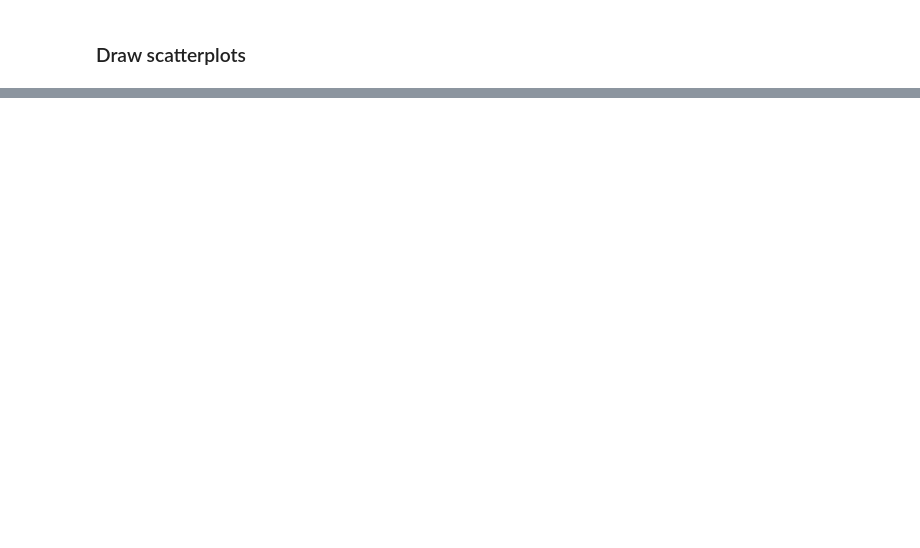
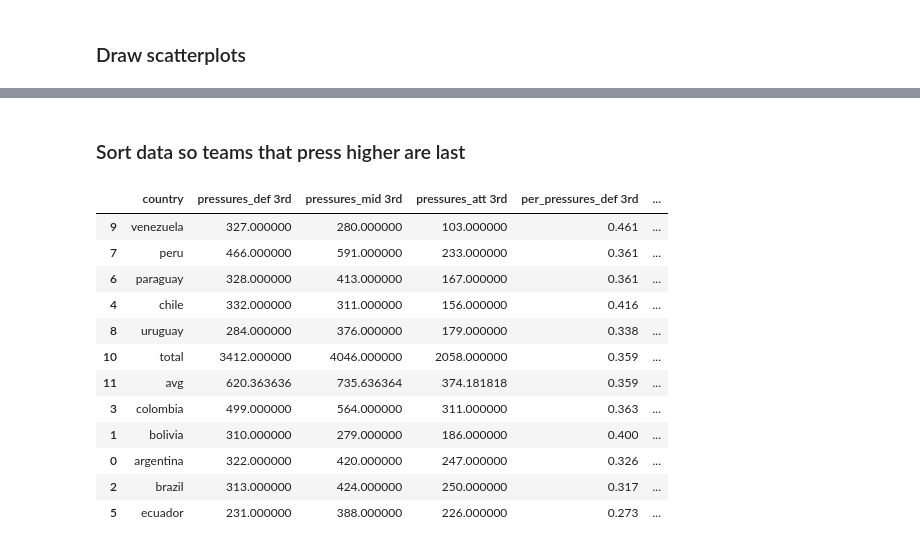
Before and after one commit to joausaga/copa-america-2021-analytics, a Jupyter notebook: team_analysis.ipynb, the cells around one changed output, grey strips where cells are left out. Cells and saved outputs as stored; diff of their text form; code cells hidden in the pictures; blank space fills up the shorter version.

```diff
--- a/team_analysis.ipynb
+++ b/team_analysis.ipynb
@@ -259,0 +294,5 @@ fig, axs = pitch.draw(nrows=5, ncols=2, figsize=(20, 12))
+# %%
+total_row = pd.Series({'country':'total','pressures_def 3rd': pressing_zones_by_team['pressures_def 3rd'].sum(),
+                       'pressures_mid 3rd': pressing_zones_by_team['pressures_mid 3rd'].sum(),
+                       'pressures_att 3rd': pressing_zones_by_team['pressures_att 3rd'].sum()})
+pressing_zones_by_team = pressing_zones_by_team.append(total_row, ignore_index=True)
@@ -259,0 +301,5 @@ fig, axs = pitch.draw(nrows=5, ncols=2, figsize=(20, 12))
+# %%
+avg_row = pd.Series({'country':'avg','pressures_def 3rd': pressing_zones_by_team['pressures_def 3rd'].mean(),
+                     'pressures_mid 3rd': pressing_zones_by_team['pressures_mid 3rd'].mean(),
+                     'pressures_att 3rd': pressing_zones_by_team['pressures_att 3rd'].mean()})
+pressing_zones_by_team = pressing_zones_by_team.append(avg_row, ignore_index=True)
@@ -259,0 +308,4 @@ fig, axs = pitch.draw(nrows=5, ncols=2, figsize=(20, 12))
+# %%
+pressing_zones_by_team['per_pressures_def 3rd'] = round(pressing_zones_by_team['pressures_def 3rd'] / (pressing_zones_by_team['pressures_def 3rd']+pressing_zones_by_team['pressures_mid 3rd']+pressing_zones_by_team['pressures_att 3rd']),3)
+pressing_zones_by_team['per_pressures_mid 3rd'] = round(pressing_zones_by_team['pressures_mid 3rd'] / (pressing_zones_by_team['pressures_def 3rd']+pressing_zones_by_team['pressures_mid 3rd']+pressing_zones_by_team['pressures_att 3rd']),3)
+pressing_zones_by_team['per_pressures_att 3rd'] = round(pressing_zones_by_team['pressures_att 3rd'] / (pressing_zones_by_team['pressures_def 3rd']+pressing_zones_by_team['pressures_mid 3rd']+pressing_zones_by_team['pressures_att 3rd']),3)
@@ -259,0 +330,20 @@ fig, axs = pitch.draw(nrows=5, ncols=2, figsize=(20, 12))
+# %% [markdown]
+### Sort data so teams that press higher are last
+# %%
+pressing_zones_by_team.sort_values(['per_pressures_att 3rd', 'per_pressures_def 3rd'], ascending=[True, False], inplace=True)
+# %%
+pressing_zones_by_team
+# %% [output]
+|  | country | pressures_def 3rd | pressures_mid 3rd | pressures_att 3rd | per_pressures_def 3rd | ... |
+| 9 | venezuela | 327.000000 | 280.000000 | 103.000000 | 0.461 | ... |
+| 7 | peru | 466.000000 | 591.000000 | 233.000000 | 0.361 | ... |
+| 6 | paraguay | 328.000000 | 413.000000 | 167.000000 | 0.361 | ... |
+| 4 | chile | 332.000000 | 311.000000 | 156.000000 | 0.416 | ... |
+| 8 | uruguay | 284.000000 | 376.000000 | 179.000000 | 0.338 | ... |
+| 10 | total | 3412.000000 | 4046.000000 | 2058.000000 | 0.359 | ... |
+| 11 | avg | 620.363636 | 735.636364 | 374.181818 | 0.359 | ... |
+| 3 | colombia | 499.000000 | 564.000000 | 311.000000 | 0.363 | ... |
+| 1 | bolivia | 310.000000 | 279.000000 | 186.000000 | 0.400 | ... |
+| 0 | argentina | 322.000000 | 420.000000 | 247.000000 | 0.326 | ... |
+| 2 | brazil | 313.000000 | 424.000000 | 250.000000 | 0.317 | ... |
+| 5 | ecuador | 231.000000 | 388.000000 | 226.000000 | 0.273 | ... |
```
Also changed, not shown: parts of 22 cells of this notebook, 1 other file.
